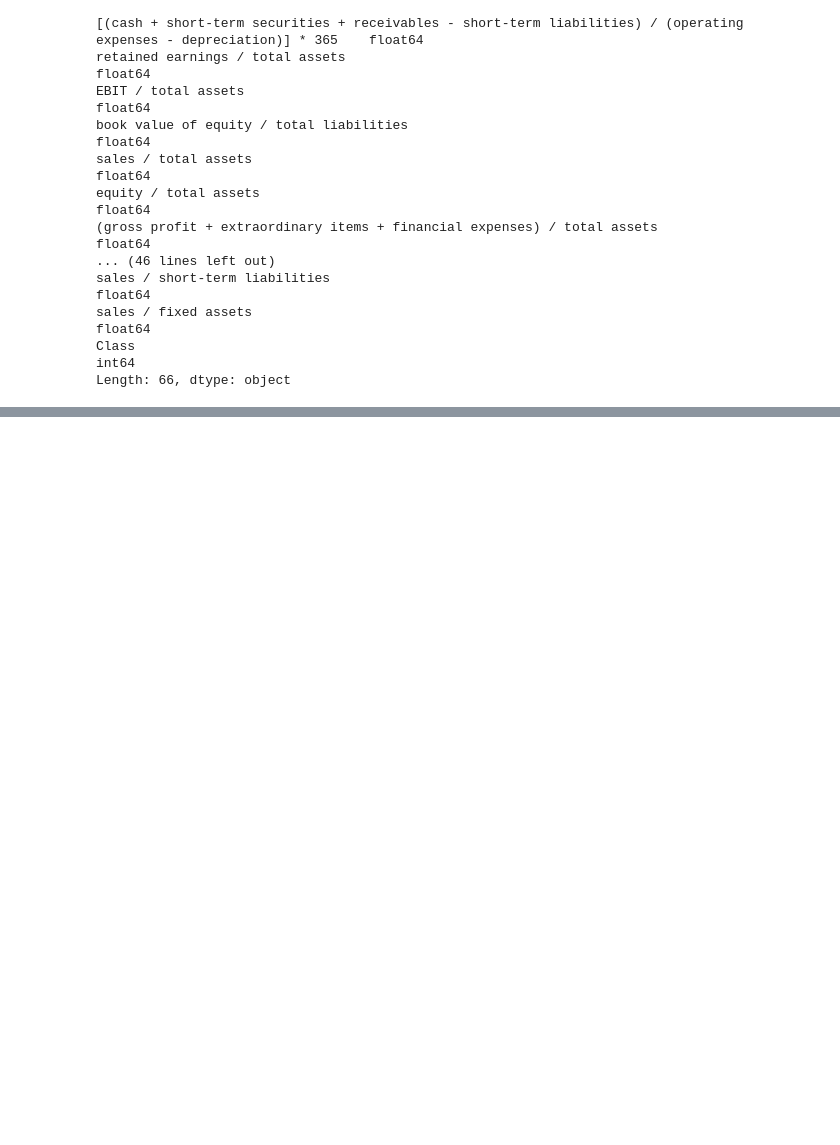
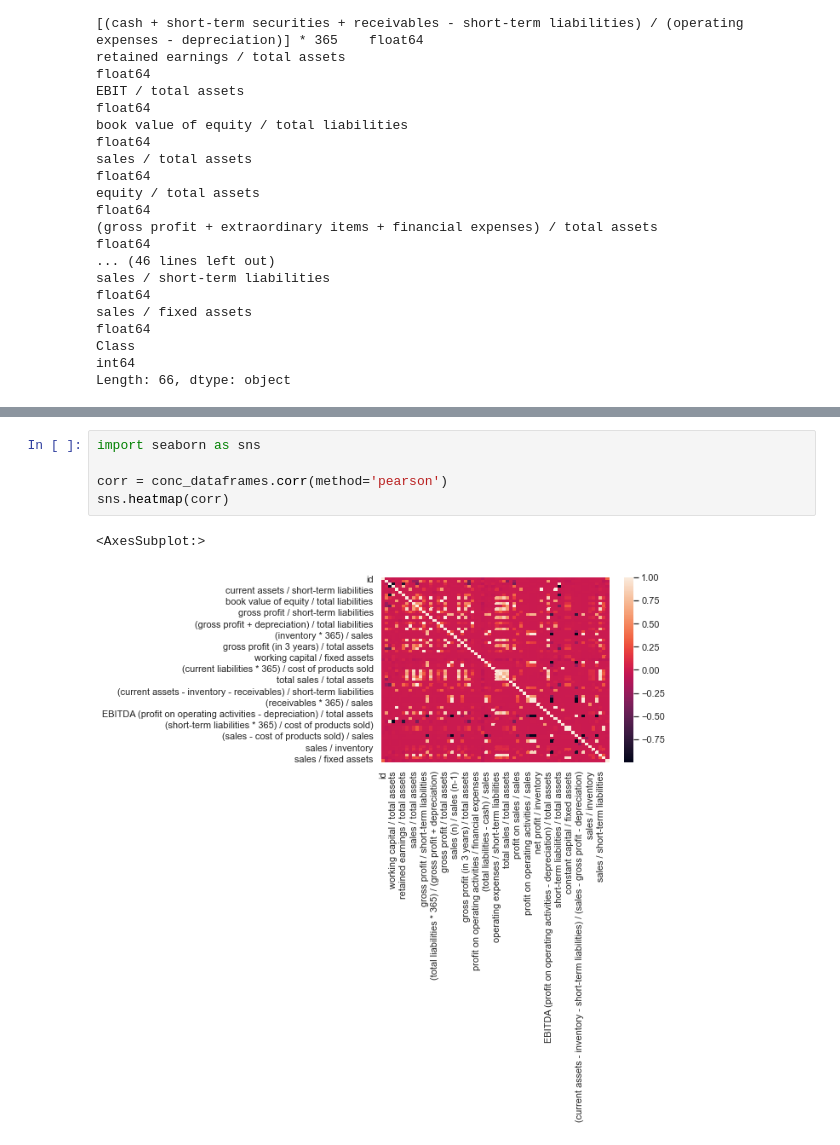
Before and after one commit to axeljoly33/Python_for_Data_Analysis_-_Project, a Jupyter notebook: final_project_python_file.ipynb, the cells around one changed output, grey strips where cells are left out. Drawn from its saved outputs; the diff is of its cells as text; blank space fills up the shorter version.

```diff
--- a/final_project_python_file.ipynb
+++ b/final_project_python_file.ipynb
@@ -280,0 +339,8 @@ Length: 66, dtype: object
+# %%
+import seaborn as sns
+
+corr = conc_dataframes.corr(method='pearson')
+sns.heatmap(corr)
+# %% [output]
+<AxesSubplot:>
+[figure, added]
```
Also changed, not shown: parts of 8 cells of this notebook.
